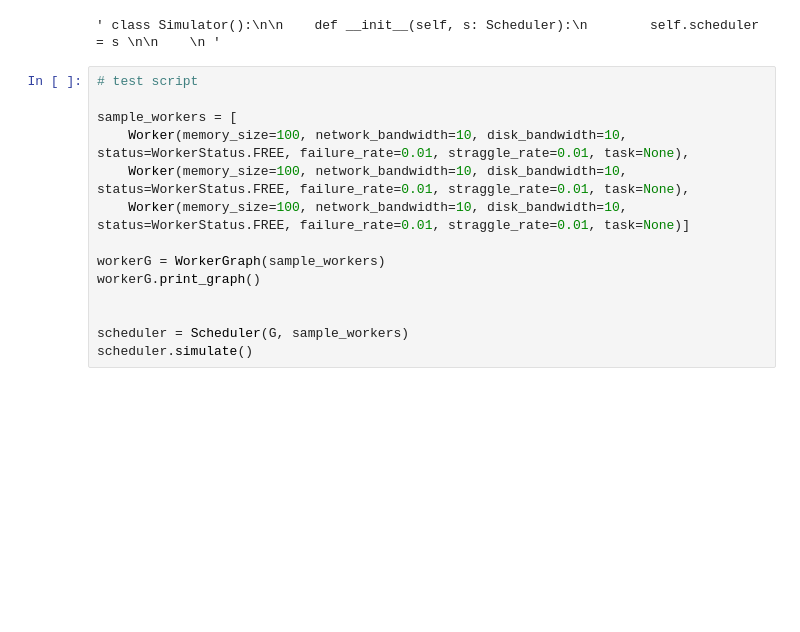
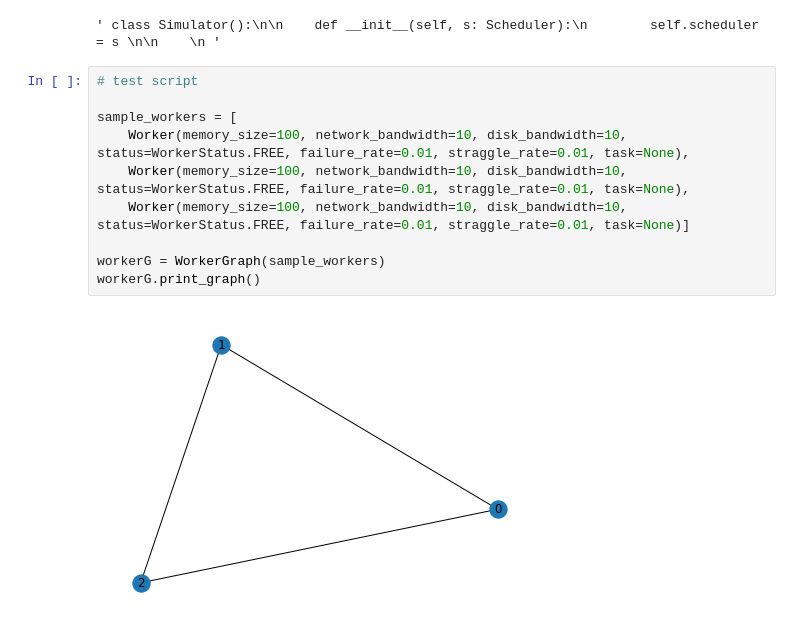
Before and after one commit to alzh9000/260r-map-reduce-deepnote, a Jupyter notebook: CS260_R_Simulator.ipynb, the cells around one changed output. Cells and saved outputs as stored; diff of their text form; blank space fills up the shorter version.

```diff
--- a/CS260_R_Simulator.ipynb
+++ b/CS260_R_Simulator.ipynb
@@ -328,14 +410,12 @@ workerG.print_graph()
 # %%
 # test script
 
 sample_workers = [
     Worker(memory_size=100, network_bandwidth=10, disk_bandwidth=10, status=WorkerStatus.FREE, failure_rate=0.01, straggle_rate=0.01, task=None),
     Worker(memory_size=100, network_bandwidth=10, disk_bandwidth=10, status=WorkerStatus.FREE, failure_rate=0.01, straggle_rate=0.01, task=None),
     Worker(memory_size=100, network_bandwidth=10, disk_bandwidth=10, status=WorkerStatus.FREE, failure_rate=0.01, straggle_rate=0.01, task=None)]
 
 workerG = WorkerGraph(sample_workers)
 workerG.print_graph()
-
-
-scheduler = Scheduler(G, sample_workers)
-scheduler.simulate()
+# %% [output]
+[figure, added]
```
Also changed, not shown: parts of 8 cells of this notebook.
